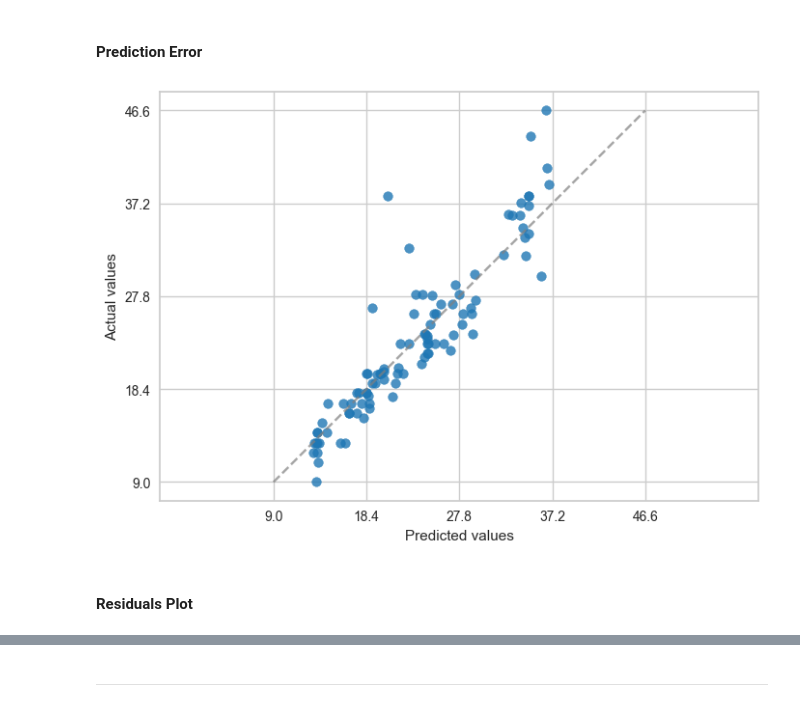
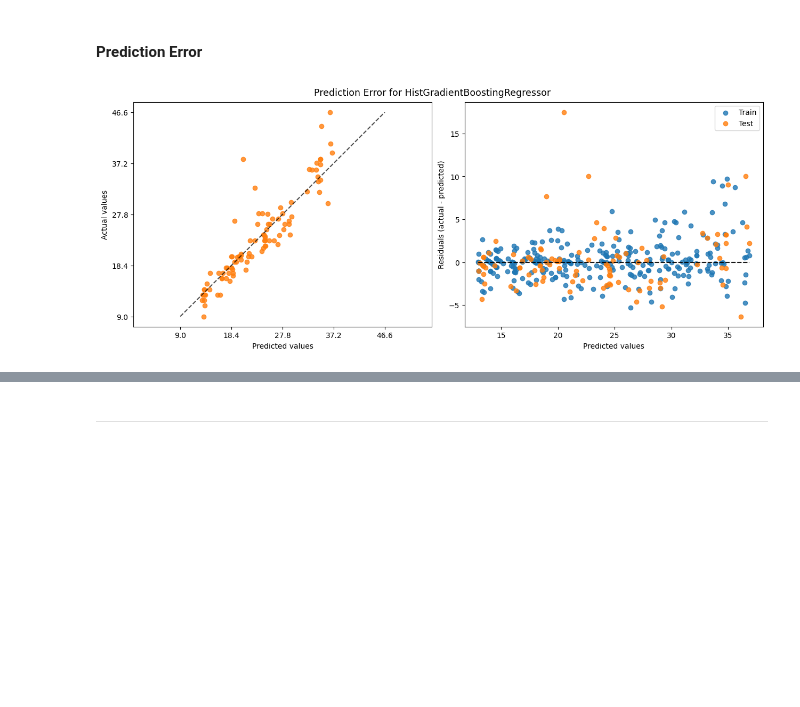
Before and after one commit to garudapaksi-yusuf/Auto_MPG_Prediction, a Jupyter notebook: notebook/notebook.ipynb, the cells around one changed output, grey strips where cells are left out. Saved outputs shown, nothing was run; the diff lists cells and outputs as text; code cells hidden in the pictures; blank space fills up the shorter version.

Commit message:
update prediction error

```diff
--- a/notebook/notebook.ipynb
+++ b/notebook/notebook.ipynb
@@ -926,6 +936,7 @@ search = GridSearchCV(
 And finally, `search` estimator with the best hyperparameter found from `GridSearchCV` is [fitted](https://scikit-learn.org/stable/glossary.html#term-fit) to the whole train set as implemented below.
 # %%
 # fit model with the best hyperparameters over the train set
+X_train, y_train = dataset["train"]
 search.fit(X_train, y_train)
 # %% [output]
 GridSearchCV(cv=KFold(n_splits=6, random_state=RandomState(MT19937) at 0x...,
@@ -974,20 +985,24 @@ Berikutnya ditampilkan chosen hyperparameters from inner `6`-fold cross-validati
 * The same can be said for `max_features` parameter, in which the tuned model prefer a typical value of maximum `0.5` fraction from total features.
 # %%
 # cross-validated scores from outer_cv
-cv_scores = cross_validate(
-    search.best_estimator_, X_train, y_train,
-    scoring=scoring,
-    cv=outer_cv,
-    n_jobs=-1,
-)
+params_cv = {
+    "estimator": search.best_estimator_,
+    "X": X_train,
+    "y": y_train,
+    "scoring": scoring,
+    "cv": outer_cv,
+    "n_jobs": -1,
+}
+cv_scores = cross_validate(**params_cv)
 df_cv = pd.DataFrame({
     "MedAE": [abs(np.mean(cv_scores["test_score"])), np.std(cv_scores["test_score"])],
 }, index=["mean", "std"])
 
 # test scores from best estimator fitted on train set
+X_test, y_test = dataset["test"]
 y_pred = pd.Series(
     search.best_estimator_.predict(X_test),
-    index=y_test.index,
+    index=pd.Series(y_test).index,
     name="mpg_pred"
 )
 df_pred = pd.DataFrame({
@@ -1090,32 +1103,42 @@ The observed pattern can be interpreted as follows:
 # %% [markdown]
 #### Prediction Error
 # %%
-prediction_error_display = PredictionErrorDisplay.from_predictions(
-    y_true=y_test,
-    y_pred=y_pred,
+# plot the prediction error given the true and predicted targets
+width, height = 12.5, 5
+fig = plt.figure(figsize=(width, height), layout="constrained")
+mosaic = [["actual_vs_predicted", "residual_vs_predicted"]]
+axes = fig.subplot_mosaic(mosaic)
+
+color_spec = "C1" # use second-index default color spec for consistency purpose
+PredictionErrorDisplay.from_predictions(
+    y_test,
+    y_pred,
     kind="actual_vs_predicted",
-    line_kwargs={
-        "color": "gray",
-        "linestyle": "--",
-        "label": "identity",
-    },
+    ax=axes["actual_vs_predicted"],
+    scatter_kwargs={"color": color_spec}
 )
 
-# ax = prediction_error_display.ax_
-# line_range = np.array([min(y_test.min(), y_pred.min()), max(y_test.max(), y_pred.max())])
-# best_fit_slope, best_fit_intercept = np.polyfit(y_test, y_pred, deg=1)
-# ax.plot(
-#     line_range,
-#     best_fit_slope * line_range + best_fit_intercept,
-#     color="black",
-#     linestyle="--",
-#     label="best fit",
-# )
-# ax.set_title("Prediction Error for HistGradientBoostingRegressor")
-# ax.set_xlabel("$y$")
-# ax.set_ylabel(r"$\hat{y}$")
-# ax.legend(title=fr"$R^2 = {r2_score(y_test, y_pred):.3f}$")
+y_pred_train = pd.Series(
+    search.best_estimator_.predict(X_train),
+    index=pd.Series(X_train.index),
+)
+PredictionErrorDisplay.from_predictions(
+    y_train,
+    y_pred_train,
+    kind="residual_vs_predicted",
+    ax=axes["residual_vs_predicted"],
+    scatter_kwargs={"label": "Train"},
+)
+PredictionErrorDisplay.from_predictions(
+    y_test,
+    y_pred,
+    kind="residual_vs_predicted",
+    ax=axes["residual_vs_predicted"],
+    scatter_kwargs={"color": color_spec, "label": "Test"}
+)
+
+plt.suptitle(f"Prediction Error for {regressor_name}", fontsize=12.5)
+plt.legend()
+plt.show()
 # %% [output]
-[figure, old version]
+[figure, new version]
-# %% [markdown]
-#### Residuals Plot
```
Also changed, not shown: parts of 29 cells of this notebook.
